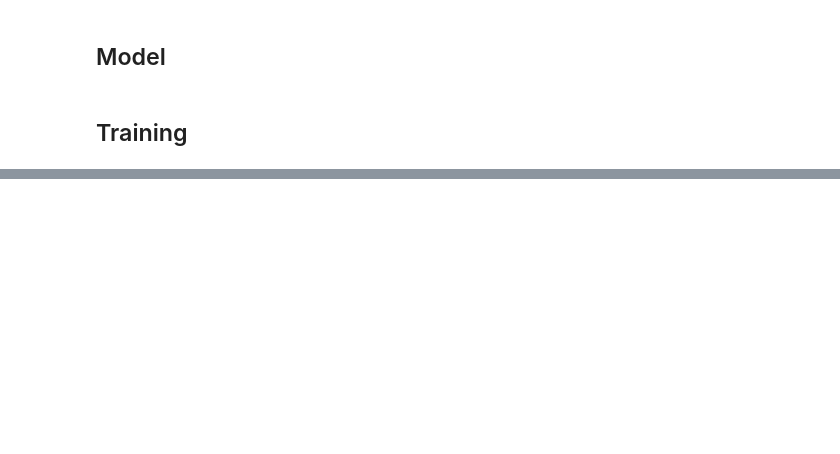
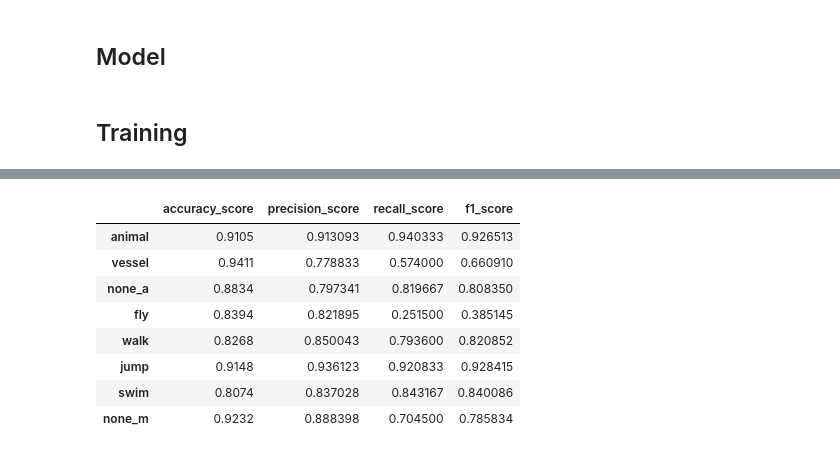
Before and after one commit to drehero/deep-learning, a Jupyter notebook: cifar10.ipynb, the cells around one changed output, grey strips where cells are left out. Drawn from its saved outputs; the diff is of its cells as text; code cells hidden in the pictures; blank space fills up the shorter version.

Commit message:
eval

```diff
--- a/cifar10.ipynb
+++ b/cifar10.ipynb
@@ -281,7 +282,7 @@ def test_loop(epoch_index, best_loss, save=True):
 from torch.utils.data import DataLoader
 
 learning_rate = 1e-3
-batch_size = 4
+batch_size = 8
 
 model = SmallAlexNet()
 #optimizer = torch.optim.SGD(model.parameters(), lr=learning_rate)
@@ -289,6 +290,8 @@ optimizer = torch.optim.Adam(model.parameters(), lr=learning_rate)
 
 train_dataloader = DataLoader(training_data, batch_size=batch_size)
 test_dataloader = DataLoader(test_data, batch_size=batch_size)
+
+weight = None
 # %%
 from datetime import datetime
 from torch.utils.tensorboard import SummaryWriter
@@ -353,0 +355,4 @@ KeyboardInterrupt:
+# %%
+mod = SmallAlexNet()
+mod.load_state_dict(torch.load("models/model_20220331_122653_18"))
+mod.eval()
@@ -353,0 +377,42 @@ KeyboardInterrupt:
+# %%
+y_pred = collections.defaultdict(list)
+y_true = collections.defaultdict(list)
+for x, y in test_dataloader:
+    pred = mod(x)
+    for i in range(batch_size):
+        animal_vessel_pred = (np.arange(3) == pred["animal_vessel"][i].argmax().item()).astype(int)
+        movement_pred = np.array(pred["movement"][i] > 0.5, dtype=int)
+        animal_vessel_true = (np.arange(3) == y["animal_vessel"][i].item()).astype(int)
+        movement_true = y["movement"][i].detach().numpy()
+        for a, idx in animal_vessel_map.items():
+            if a == "none":
+                a = "none_a"
+            y_pred[a].append(animal_vessel_pred[idx])
+            y_true[a].append(animal_vessel_true[idx])
+        for m, idx in movement_map.items():
+            if m == "none":
+                m = "none_m"
+            y_pred[m].append(movement_pred[idx])
+            y_true[m].append(movement_true[idx])
+# %%
+from sklearn.metrics import accuracy_score, precision_score, recall_score, f1_score
+
+def compute_class_metrics(y_pred, y_true):
+    metrics = collections.defaultdict(dict)
+    for c in ["animal", "vessel", "none_a", "fly", "walk", "jump", "swim", "none_m"]:
+        for m in [accuracy_score, precision_score, recall_score, f1_score]:
+            metrics[c][m.__name__] = m(y_true[c], y_pred[c])
+    return dict(metrics)
+# %%
+import pandas as pd
+pd.DataFrame(compute_class_metrics(y_pred, y_true)).T
+# %% [output]
+|  | accuracy_score | precision_score | recall_score | f1_score |
+| animal | 0.9105 | 0.913093 | 0.940333 | 0.926513 |
+| vessel | 0.9411 | 0.778833 | 0.574000 | 0.660910 |
+| none_a | 0.8834 | 0.797341 | 0.819667 | 0.808350 |
+| fly | 0.8394 | 0.821895 | 0.251500 | 0.385145 |
+| walk | 0.8268 | 0.850043 | 0.793600 | 0.820852 |
+| jump | 0.9148 | 0.936123 | 0.920833 | 0.928415 |
+| swim | 0.8074 | 0.837028 | 0.843167 | 0.840086 |
+| none_m | 0.9232 | 0.888398 | 0.704500 | 0.785834 |
```
Also changed, not shown: parts of 13 cells of this notebook, 1 other file.
